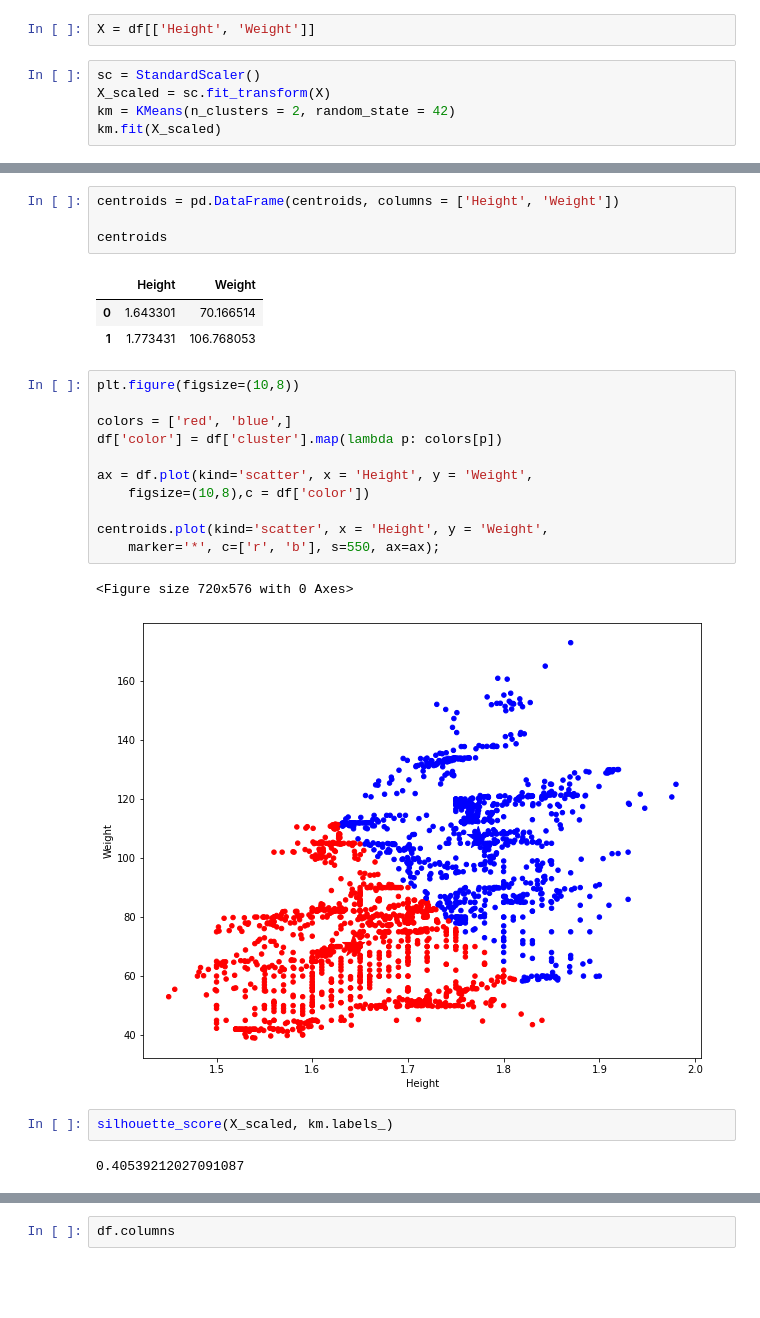
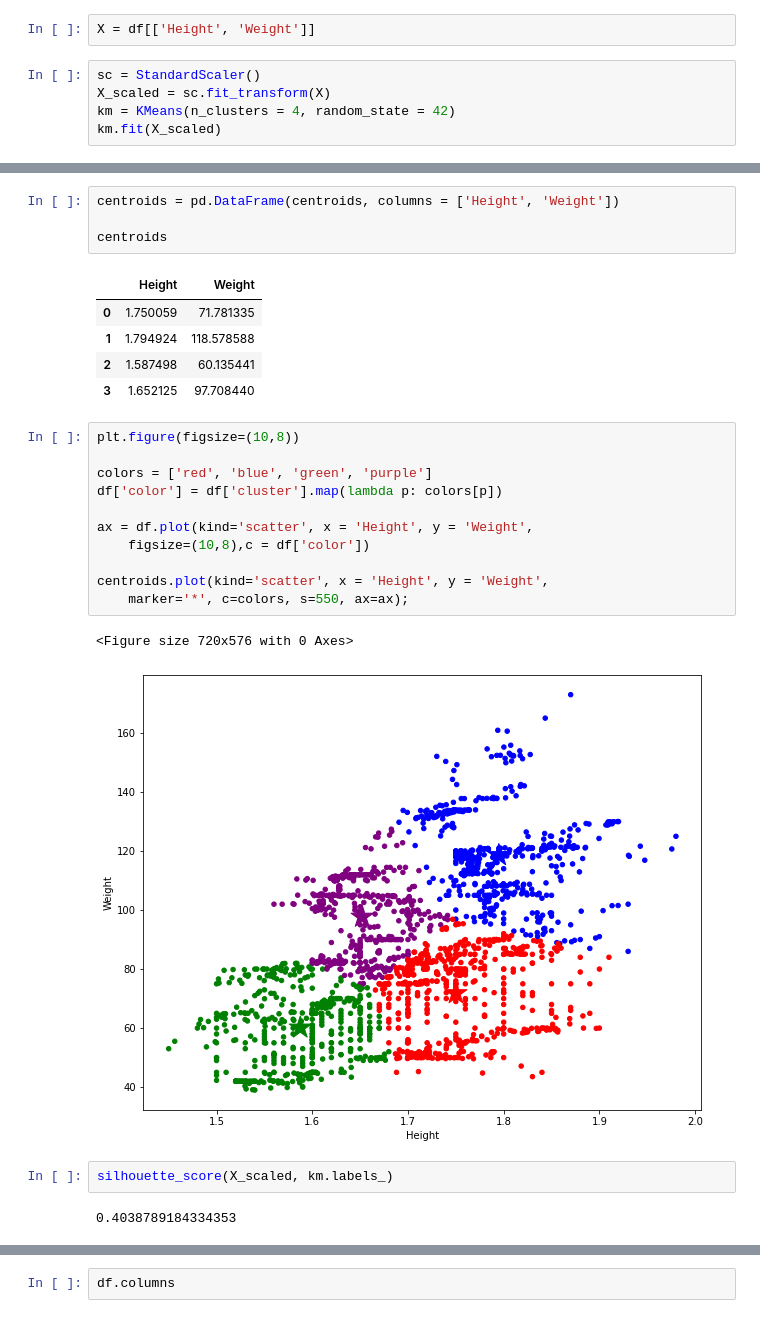
Before and after one commit to sbhewitt/Obesity-Group-Project, a Jupyter notebook: code/survey_clustering-sam.ipynb, the cells around one changed output, grey strips where cells are left out. Saved outputs shown, nothing was run; the diff lists cells and outputs as text; blank space fills up the shorter version.

Commit message:
kmeans clustering k=4

```diff
--- a/code/survey_clustering-sam.ipynb
+++ b/code/survey_clustering-sam.ipynb
@@ -37,6 +37,6 @@ X = df[['Height', 'Weight']]
 # %%
 sc = StandardScaler()
 X_scaled = sc.fit_transform(X)
-km = KMeans(n_clusters = 2, random_state = 42)
+km = KMeans(n_clusters = 4, random_state = 42)
 km.fit(X_scaled)
 # %% [output]
@@ -70,26 +74,28 @@ centroids = pd.DataFrame(centroids, columns = ['Height', 'Weight'])
 centroids
 # %% [output]
 |  | Height | Weight |
-| 0 | 1.643301 | 70.166514 |
-| 1 | 1.773431 | 106.768053 |
+| 0 | 1.750059 | 71.781335 |
+| 1 | 1.794924 | 118.578588 |
+| 2 | 1.587498 | 60.135441 |
+| 3 | 1.652125 | 97.708440 |
 # %%
 plt.figure(figsize=(10,8))
 
-colors = ['red', 'blue',]
+colors = ['red', 'blue', 'green', 'purple']
 df['color'] = df['cluster'].map(lambda p: colors[p])
 
 ax = df.plot(kind='scatter', x = 'Height', y = 'Weight',
     figsize=(10,8),c = df['color'])
 
 centroids.plot(kind='scatter', x = 'Height', y = 'Weight',
-    marker='*', c=['r', 'b'], s=550, ax=ax);
+    marker='*', c=colors, s=550, ax=ax);
 # %% [output]
 <Figure size 720x576 with 0 Axes>
-[figure, old version]
+[figure, new version]
 # %%
 silhouette_score(X_scaled, km.labels_)
 # %% [output]
-0.40539212027091087
+0.4038789184334353
 # %%
 inertia_list = []
 
```
Also changed, not shown: parts of 7 cells of this notebook, 1 other file.
